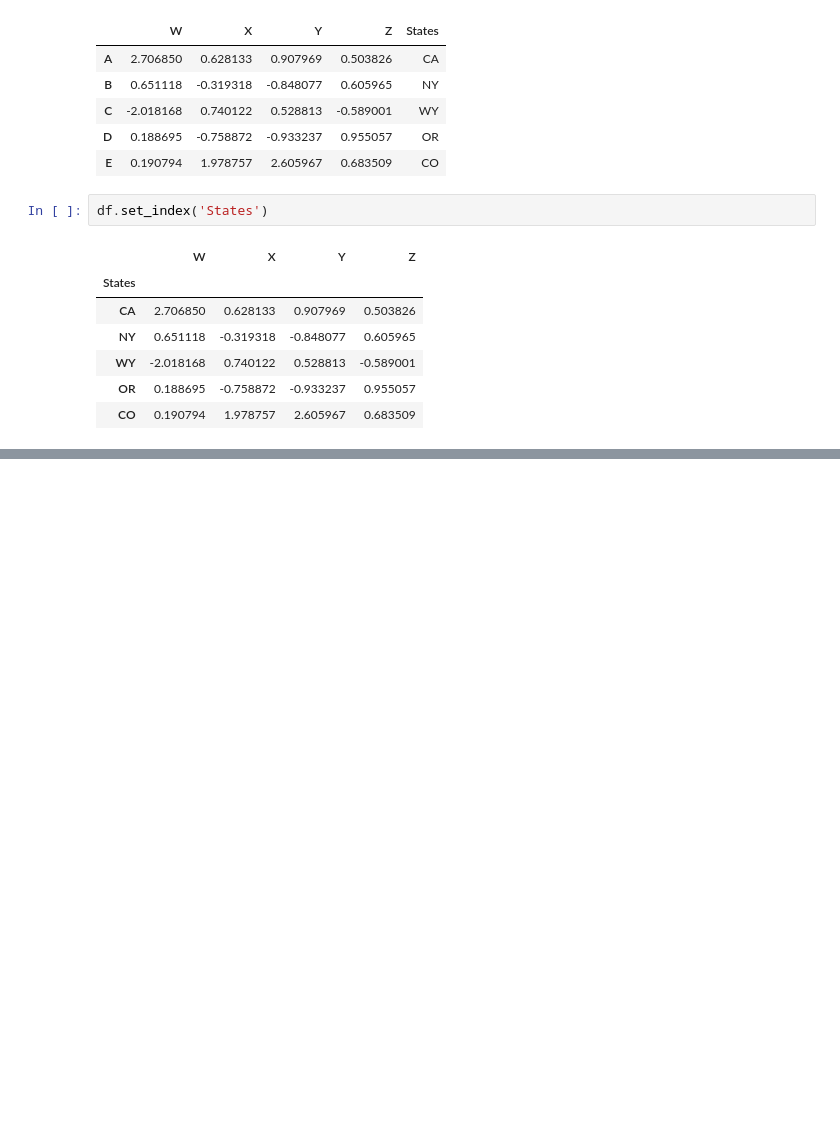
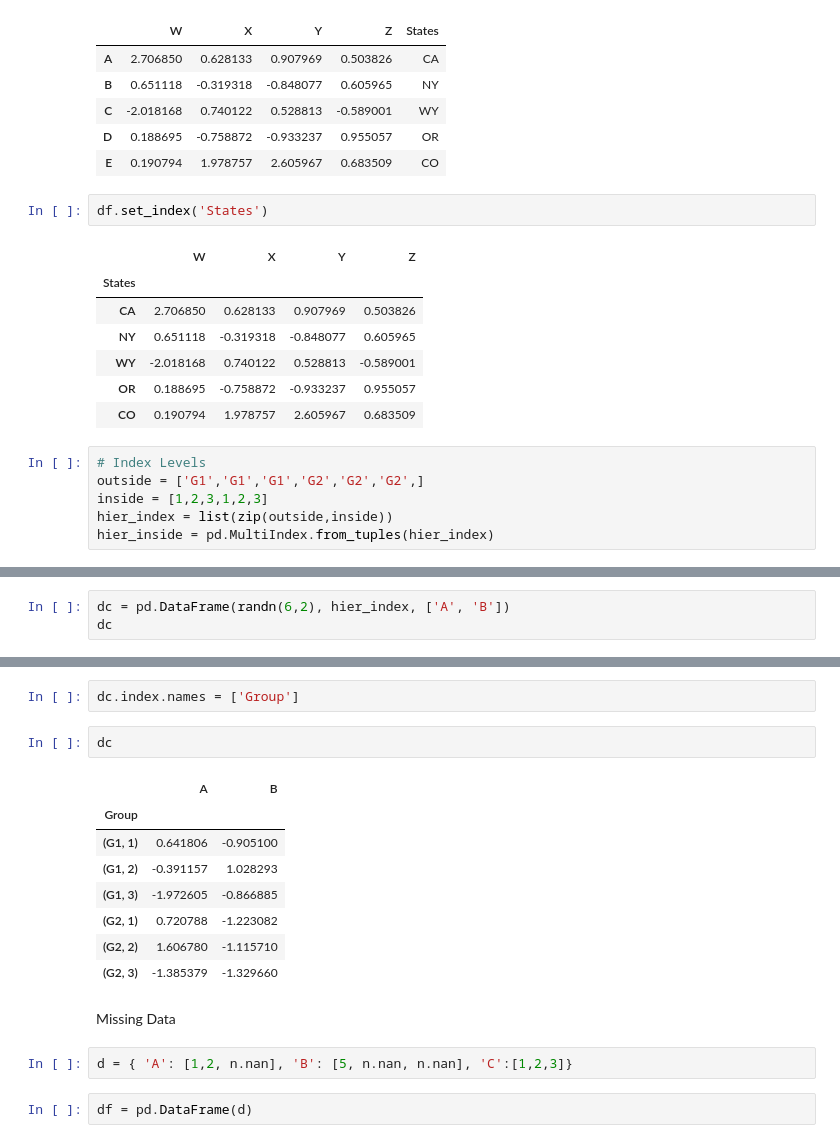
Before and after one commit to Robert-octavo/Python-for-Data-Science, a Jupyter notebook: Pandas Excercise.ipynb, the cells around one changed output, grey strips where cells are left out. Drawn from its saved outputs; the diff is of its cells as text; blank space fills up the shorter version.

```diff
--- a/Pandas Excercise.ipynb
+++ b/Pandas Excercise.ipynb
@@ -277,3 +277,9 @@ df.set_index('States')
 | WY | -2.018168 | 0.740122 | 0.528813 | -0.589001 |
 | OR | 0.188695 | -0.758872 | -0.933237 | 0.955057 |
 | CO | 0.190794 | 1.978757 | 2.605967 | 0.683509 |
+# %%
+# Index Levels
+outside = ['G1','G1','G1','G2','G2','G2',]
+inside = [1,2,3,1,2,3]
+hier_index = list(zip(outside,inside))
+hier_inside = pd.MultiIndex.from_tuples(hier_index)
@@ -279,0 +303,3 @@ df.set_index('States')
+# %%
+dc = pd.DataFrame(randn(6,2), hier_index, ['A', 'B'])
+dc
@@ -279,0 +324,19 @@ df.set_index('States')
+# %%
+dc.index.names = ['Group']
+# %%
+dc
+# %% [output]
+|  | A | B |
+| Group |  |  |
+| (G1, 1) | 0.641806 | -0.905100 |
+| (G1, 2) | -0.391157 | 1.028293 |
+| (G1, 3) | -1.972605 | -0.866885 |
+| (G2, 1) | 0.720788 | -1.223082 |
+| (G2, 2) | 1.606780 | -1.115710 |
+| (G2, 3) | -1.385379 | -1.329660 |
+# %% [markdown]
+Missing Data
+# %%
+d = { 'A': [1,2, n.nan], 'B': [5, n.nan, n.nan], 'C':[1,2,3]}
+# %%
+df = pd.DataFrame(d)
```
Also changed, not shown: parts of 31 cells of this notebook.
